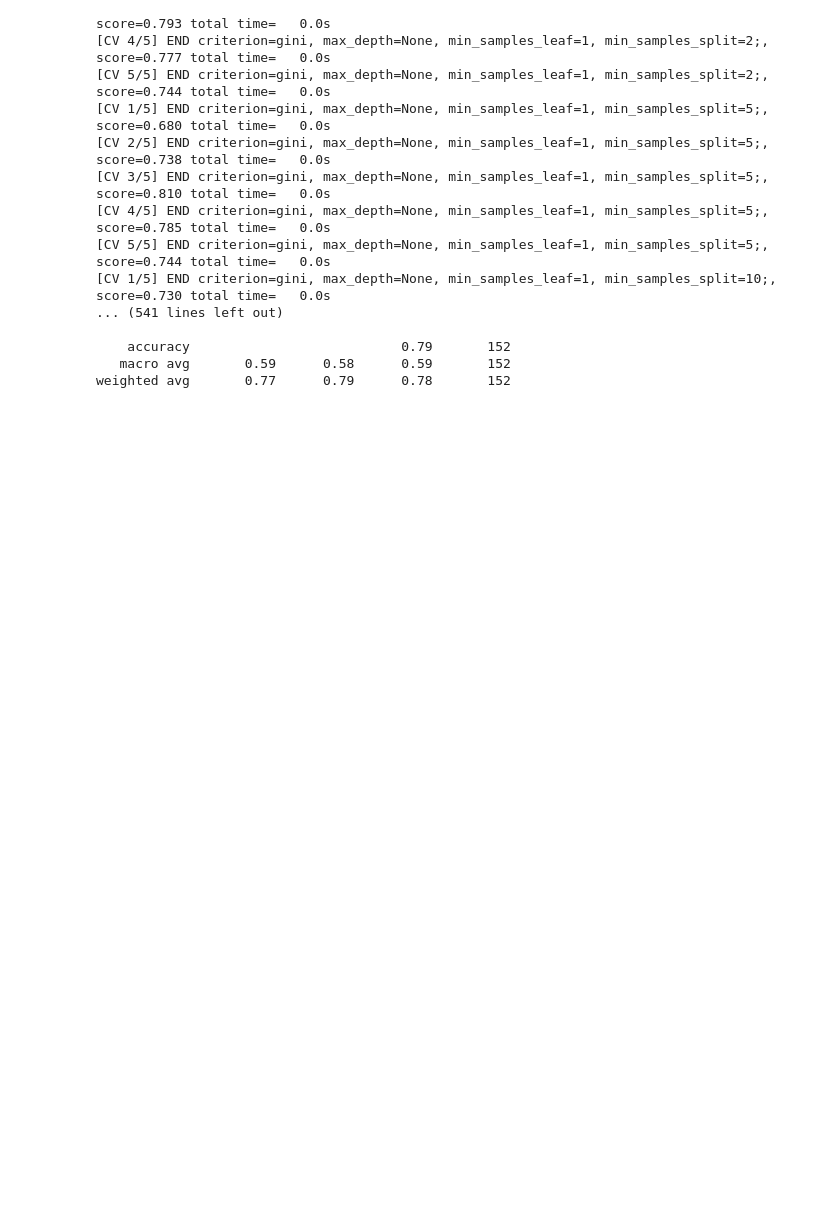
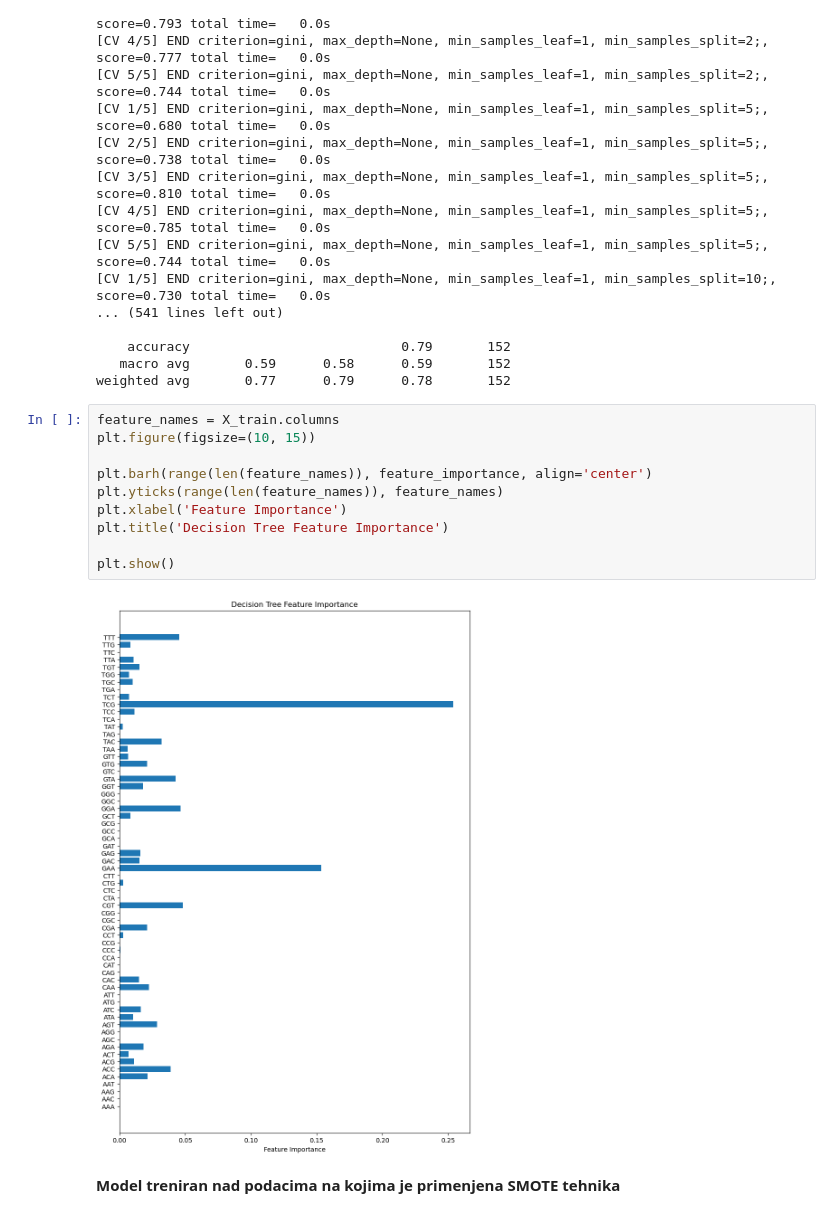
Before and after one commit to skiiszn/E.coli-Codon-Analysis, a Jupyter notebook: classification/decision_tree.ipynb, the cells around one changed output. Cells and saved outputs as stored; diff of their text form; blank space fills up the shorter version.

Commit message:
Dodate izmene u modelima

```diff
--- a/classification/decision_tree.ipynb
+++ b/classification/decision_tree.ipynb
@@ -67,6 +67,20 @@ Fitting 5 folds for each of 108 candidates, totalling 540 fits
     accuracy                           0.79       152
    macro avg       0.59      0.58      0.59       152
 weighted avg       0.77      0.79      0.78       152
+# %%
+feature_names = X_train.columns
+plt.figure(figsize=(10, 15))
+
+plt.barh(range(len(feature_names)), feature_importance, align='center')
+plt.yticks(range(len(feature_names)), feature_names)
+plt.xlabel('Feature Importance')
+plt.title('Decision Tree Feature Importance')
+
+plt.show()
+# %% [output]
+[figure, added]
+# %% [markdown]
+**Model treniran nad podacima na kojima je primenjena SMOTE tehnika**
 # %%
 param_grid = {
     'criterion' : ['gini', 'entropy', 'log_loss'],
```
Also changed, not shown: parts of 9 cells of this notebook, 4 other files.
